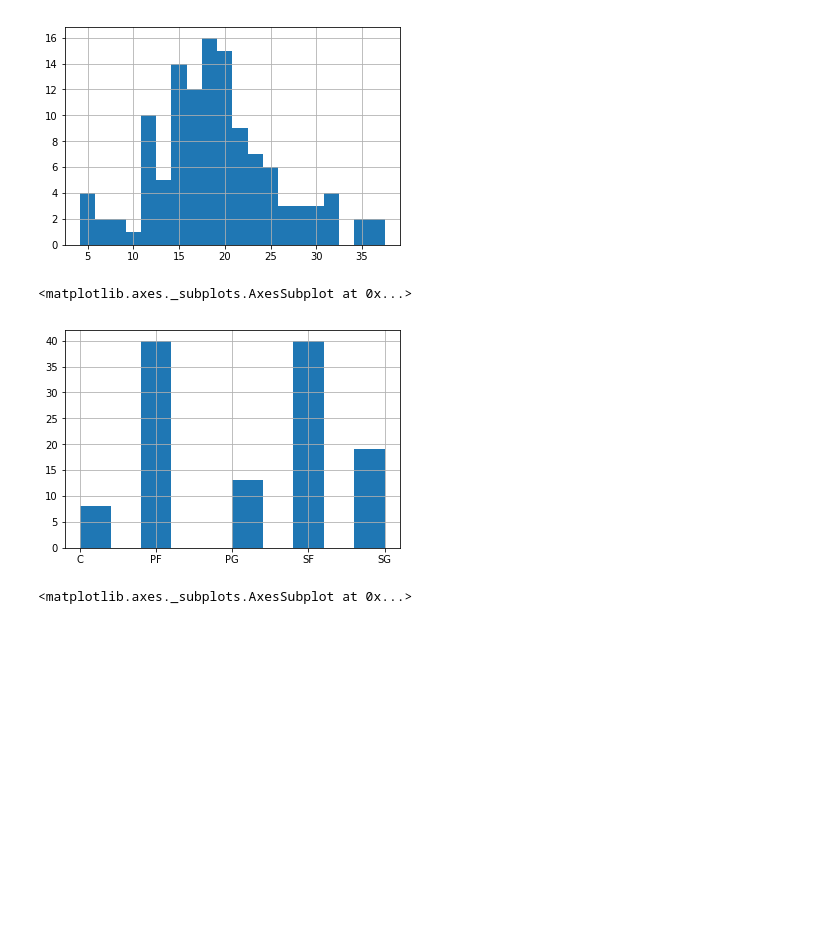
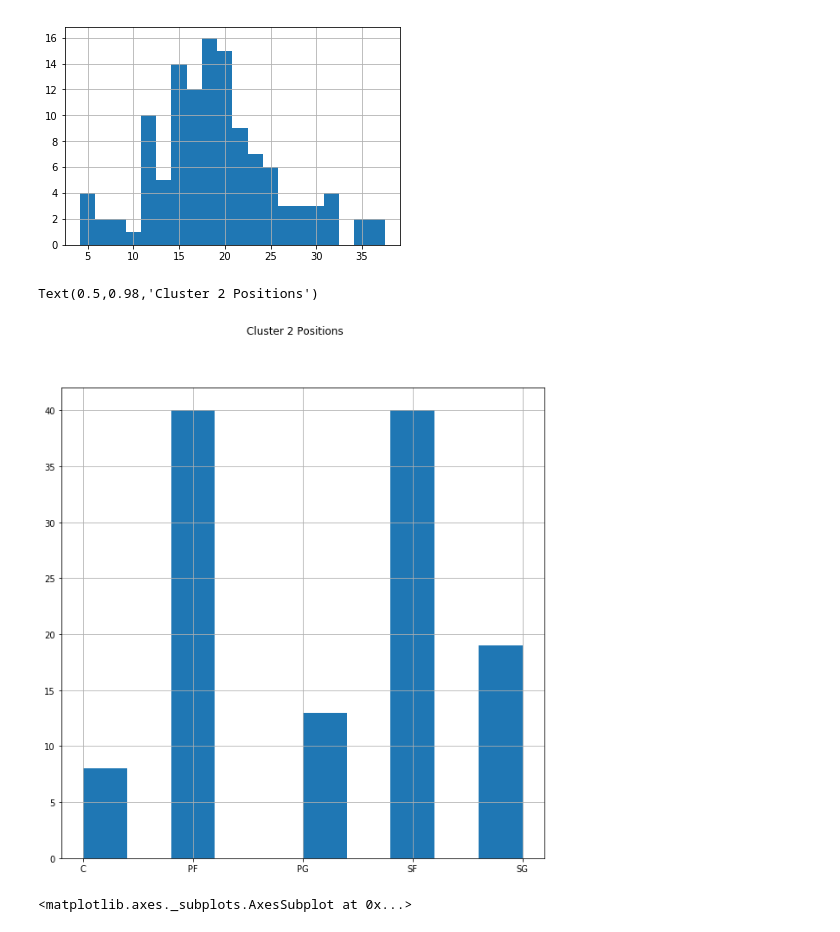
Before and after one commit to Mayer-Yang/NBA_Winner, a Jupyter notebook: Stephen/player_valuation_analysis.ipynb, the cells around one changed output. Drawn from its saved outputs; the diff is of its cells as text; code cells hidden in the pictures; blank space fills up the shorter version.

```diff
--- a/Stephen/player_valuation_analysis.ipynb
+++ b/Stephen/player_valuation_analysis.ipynb
@@ -600,11 +600,14 @@ cluster_2.SALARY_M.hist(bins=20)
 # %% [output]
 <matplotlib.axes._subplots.AxesSubplot at 0x...>
 [figure]
-# %%
-cluster_2.POSN.hist()
-# %% [output]
-<matplotlib.axes._subplots.AxesSubplot at 0x...>
-[figure, removed]
+# %%
+import pylab as pl
+pl.figure(figsize=(10,10))
+cluster_2.POSN.hist()
+pl.suptitle('Cluster 2 Positions')
+# %% [output]
+Text(0.5,0.98,'Cluster 2 Positions')
+[figure, added]
 # %%
 cluster_1 = combined_espn[combined_espn.cluster == 1]
 cluster_9 = combined_espn[combined_espn.cluster == 9]
```
Also changed, not shown: parts of 2 cells of this notebook.
